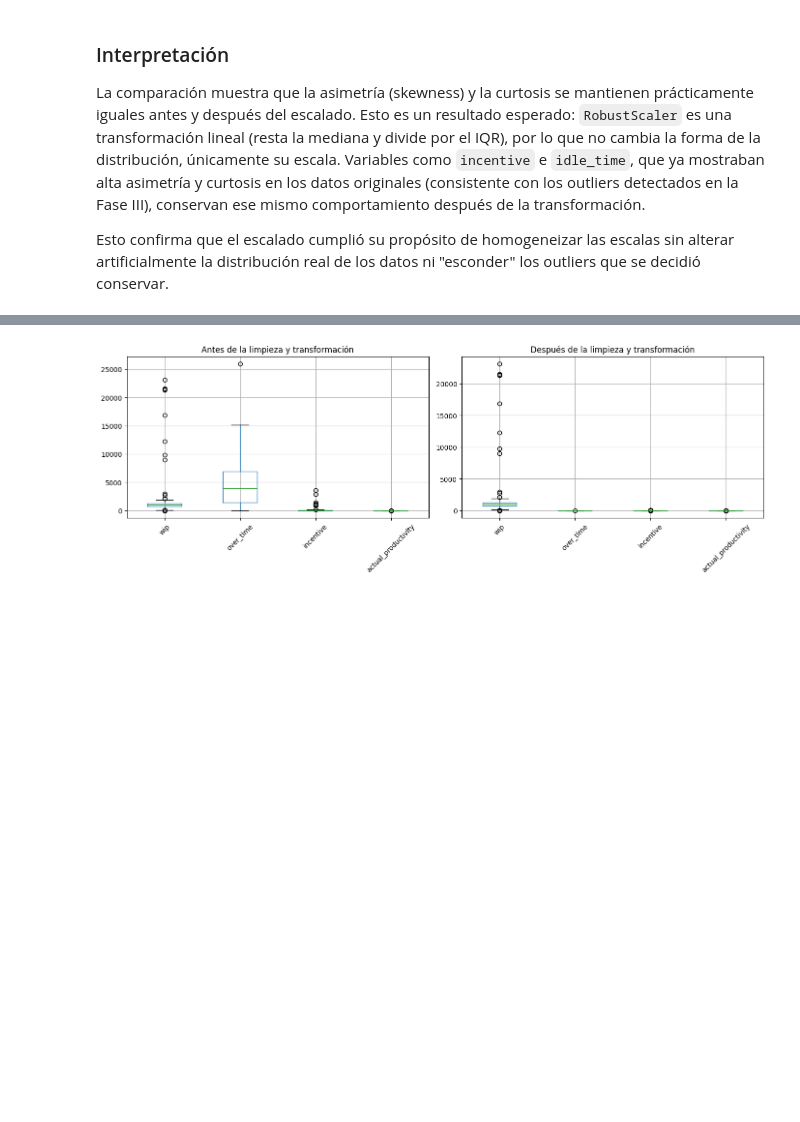
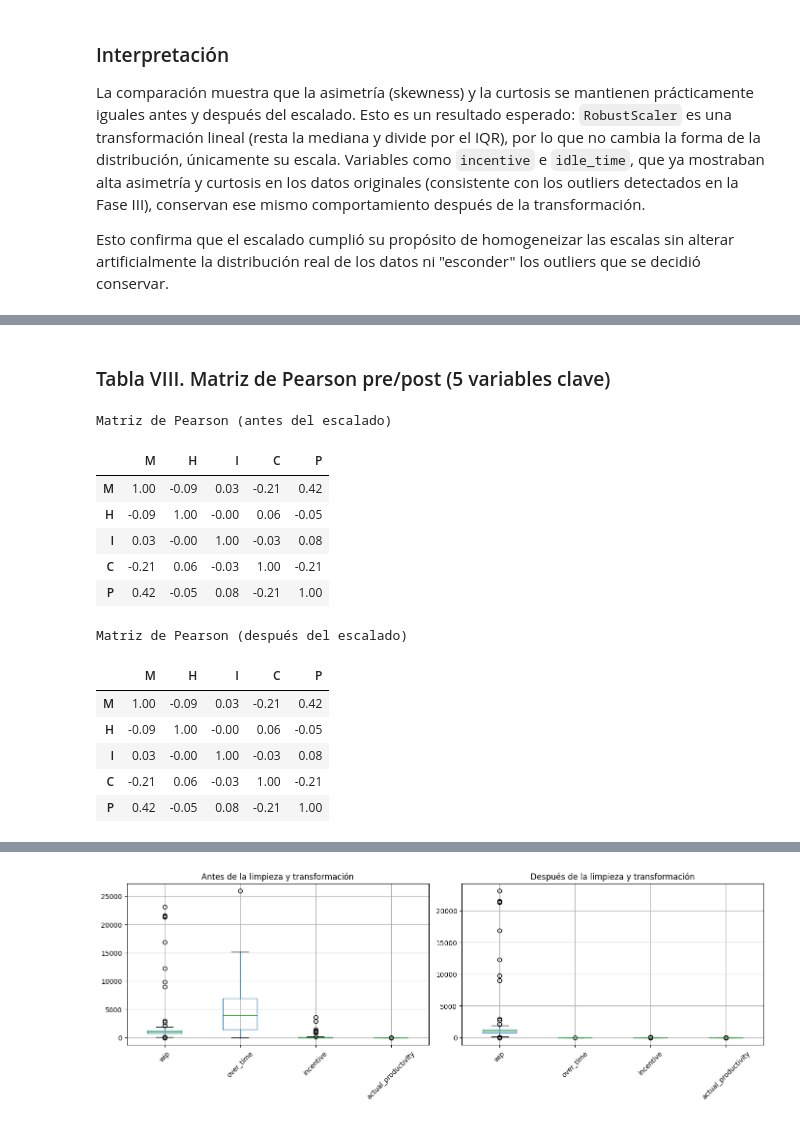
Before and after one commit to feeerr04/proyecto-da, a Jupyter notebook: proyecto_da.ipynb, the cells around one changed output, grey strips where cells are left out. Cells and saved outputs as stored; diff of their text form; code cells hidden in the pictures; blank space fills up the shorter version.

```diff
--- a/proyecto_da.ipynb
+++ b/proyecto_da.ipynb
@@ -1116,0 +1315,45 @@ Esto confirma que el escalado cumplió su propósito de homogeneizar las escalas
+# %% [markdown]
+### Tabla VIII. Matriz de Pearson pre/post (5 variables clave)
+# %%
+variables_tabla8 = ["targeted_productivity", "over_time", "incentive", "no_of_style_change", "actual_productivity"]
+etiquetas_tabla8 = {
+    "targeted_productivity": "M",
+    "over_time": "H",
+    "incentive": "I",
+    "no_of_style_change": "C",
+    "actual_productivity": "P",
+}
+
+matriz_pearson_antes = (
+    df[variables_tabla8]
+    .corr(method="pearson")
+    .rename(index=etiquetas_tabla8, columns=etiquetas_tabla8)
+    .round(2)
+)
+matriz_pearson_despues = (
+    df_codificado[variables_tabla8]
+    .corr(method="pearson")
+    .rename(index=etiquetas_tabla8, columns=etiquetas_tabla8)
+    .round(2)
+)
+
+print("Matriz de Pearson (antes del escalado)")
+display(matriz_pearson_antes)
+
+print("\nMatriz de Pearson (después del escalado)")
+display(matriz_pearson_despues)
+# %% [output]
+Matriz de Pearson (antes del escalado)
+|  | M | H | I | C | P |
+| M | 1.00 | -0.09 | 0.03 | -0.21 | 0.42 |
+| H | -0.09 | 1.00 | -0.00 | 0.06 | -0.05 |
+| I | 0.03 | -0.00 | 1.00 | -0.03 | 0.08 |
+| C | -0.21 | 0.06 | -0.03 | 1.00 | -0.21 |
+| P | 0.42 | -0.05 | 0.08 | -0.21 | 1.00 |
+Matriz de Pearson (después del escalado)
+|  | M | H | I | C | P |
+| M | 1.00 | -0.09 | 0.03 | -0.21 | 0.42 |
+| H | -0.09 | 1.00 | -0.00 | 0.06 | -0.05 |
+| I | 0.03 | -0.00 | 1.00 | -0.03 | 0.08 |
+| C | -0.21 | 0.06 | -0.03 | 1.00 | -0.21 |
+| P | 0.42 | -0.05 | 0.08 | -0.21 | 1.00 |
```
Also changed, not shown: parts of 26 cells of this notebook, 2 other files.
